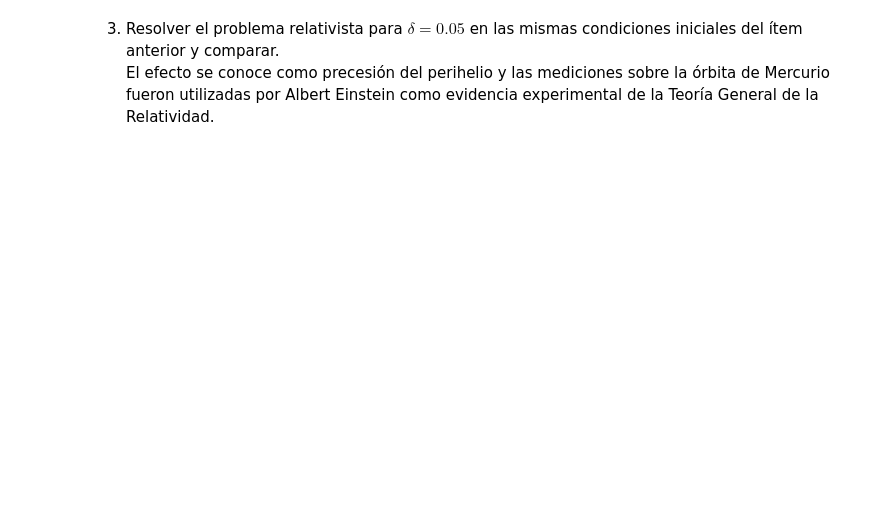
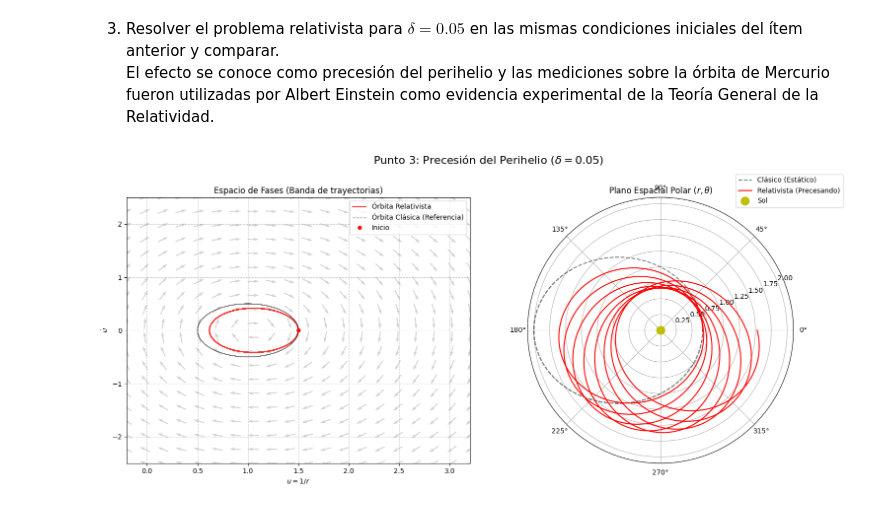
Before and after one commit to jerovernay/IMC, a Jupyter notebook: IMC_TP1.ipynb, the cells around one changed output. Cells and saved outputs as stored; diff of their text form; code cells hidden in the pictures; blank space fills up the shorter version.

```diff
--- a/IMC_TP1.ipynb
+++ b/IMC_TP1.ipynb
@@ -102,3 +163,43 @@ interact(widget_interactivo, epsilon=FloatSlider(min=0, max=0.9, step=0.05, valu
 y comparar. \
 El efecto se conoce como precesión del perihelio y las mediciones sobre la órbita de Mercurio fueron
 utilizadas por Albert Einstein como evidencia experimental de la Teoría General de la Relatividad.
+# %%
+# --- 5. PUNTO 3: EFECTO DE PRECESIÓN RELATIVISTA ---
+delta_rel = 0.05  # Perturbación
+eps_rel = 0.5     # Excentricidad elíptica
+vueltas_rel = 8   # Vueltas suficientes para ver la precesión
+
+# Integramos el caso clásico y el relativista para comparar
+theta_cl, u_cl, u_dot_cl = integrar_sistema(eps_rel, alpha_base, 0.0, vueltas=vueltas_rel)
+theta_rel, u_rel, u_dot_rel = integrar_sistema(eps_rel, alpha_base, delta_rel, vueltas=vueltas_rel)
+
+# Creamos una figura con dos subplots: El plano de fases y el plano polar
+fig3 = plt.figure(figsize=(16, 7))
+fig3.suptitle(f'Punto 3: Precesión del Perihelio ($\delta = {delta_rel}$)', fontsize=16)
+
+# Subplot 1: Plano de Fases (El quiver es VITAL acá)
+ax_fase = fig3.add_subplot(1, 2, 1)
+dibujar_quiver(ax_fase, alpha_base, delta_rel) # Notar que pasamos delta_rel para el quiver
+ax_fase.plot(u_rel, u_dot_rel, color='red', linewidth=1.5, alpha=0.8, label='Órbita Relativista')
+ax_fase.plot(u_cl, u_dot_cl, 'k--', linewidth=1, alpha=0.5, label='Órbita Clásica (Referencia)')
+ax_fase.plot(u_rel[0], u_dot_rel[0], 'ro', markersize=5, label='Inicio')
+ax_fase.set_title("Espacio de Fases (Banda de trayectorias)")
+ax_fase.set_xlabel('$u = 1/r$')
+ax_fase.set_ylabel('$\dot{u}$')
+ax_fase.grid(True, linestyle='--', alpha=0.7)
+ax_fase.legend()
+
+# Subplot 2: Plano Polar para ver el giro físico
+ax_polar = fig3.add_subplot(1, 2, 2, projection='polar')
+# Graficamos la última vuelta de la clásica como referencia de adónde "debería" estar
+ax_polar.plot(theta_cl[-400:], (1/u_cl)[-400:], 'k--', alpha=0.5, label='Clásico (Estático)')
+# Graficamos toda la evolución relativista
+ax_polar.plot(theta_rel, 1/u_rel, color='red', linewidth=1.5, label='Relativista (Precesando)')
+ax_polar.plot(0, 0, 'yo', markersize=12, label='Sol')
+ax_polar.set_title("Plano Espacial Polar ($r, \\theta$)")
+ax_polar.legend(loc='upper right', bbox_to_anchor=(1.2, 1.1))
+
+plt.tight_layout()
+plt.show()
+# %% [output]
+[figure, added]
```
Also changed, not shown: parts of 6 cells of this notebook.
